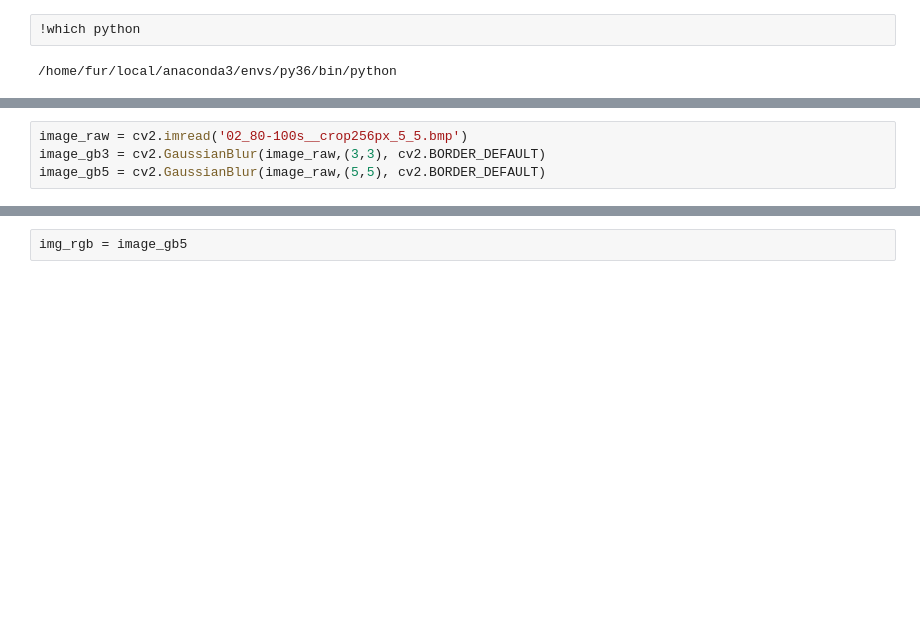
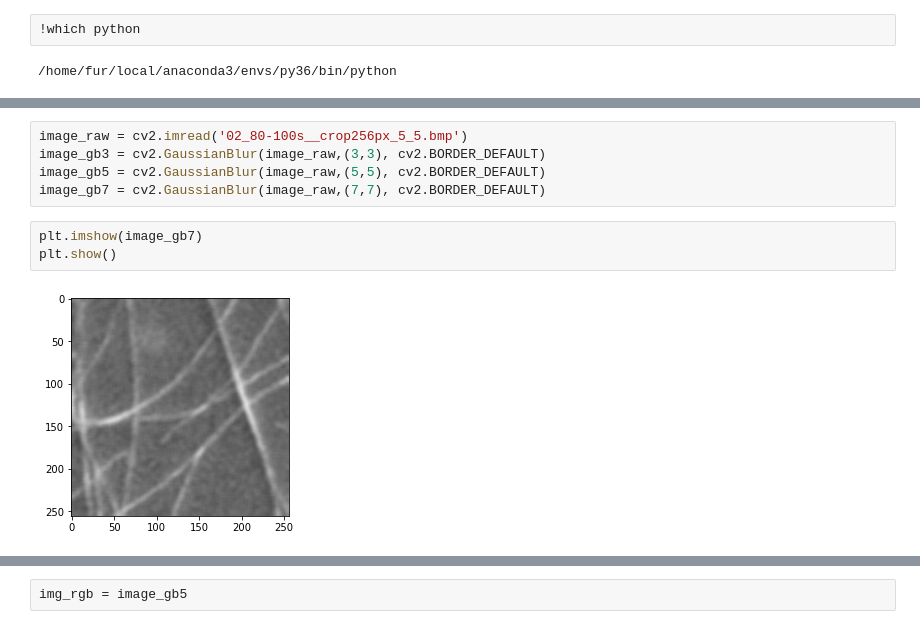
Before and after one commit to hiroshifuruta/hedgehog, a Jupyter notebook: hog.ipynb, the cells around one changed output, grey strips where cells are left out. Cells and saved outputs as stored; diff of their text form; blank space fills up the shorter version.

```diff
--- a/hog.ipynb
+++ b/hog.ipynb
@@ -19,4 +28,10 @@ Requirement already satisfied: opencv-python in /home/fur/local/anaconda3/envs/p
 image_raw = cv2.imread('02_80-100s__crop256px_5_5.bmp')
 image_gb3 = cv2.GaussianBlur(image_raw,(3,3), cv2.BORDER_DEFAULT)
 image_gb5 = cv2.GaussianBlur(image_raw,(5,5), cv2.BORDER_DEFAULT)
+image_gb7 = cv2.GaussianBlur(image_raw,(7,7), cv2.BORDER_DEFAULT)
+# %%
+plt.imshow(image_gb7)
+plt.show()
+# %% [output]
+[figure, added]
 # %%
```
Also changed, not shown: parts of 8 cells of this notebook, 3 other files.
